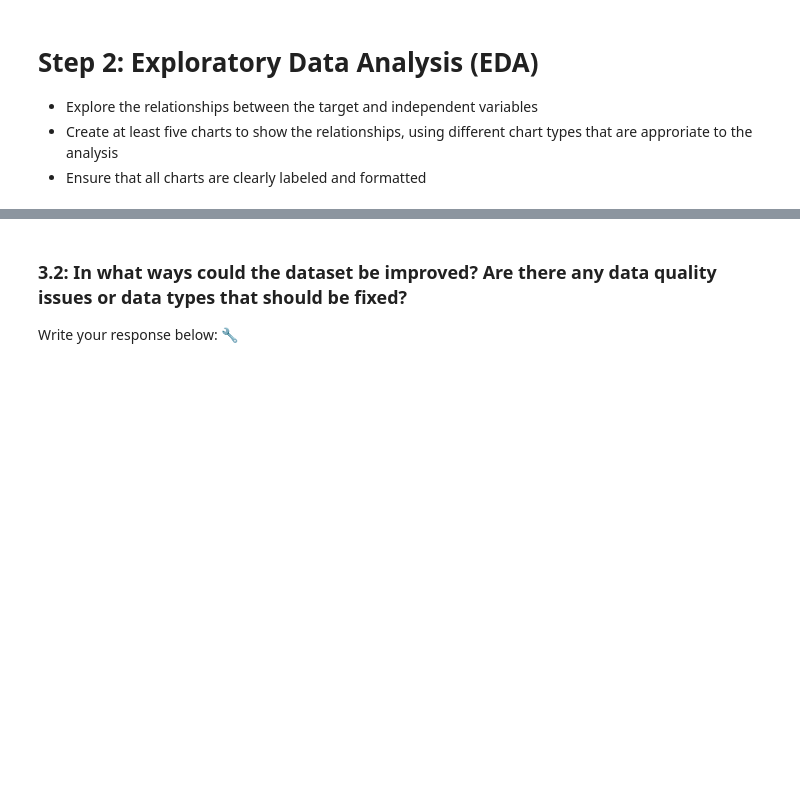
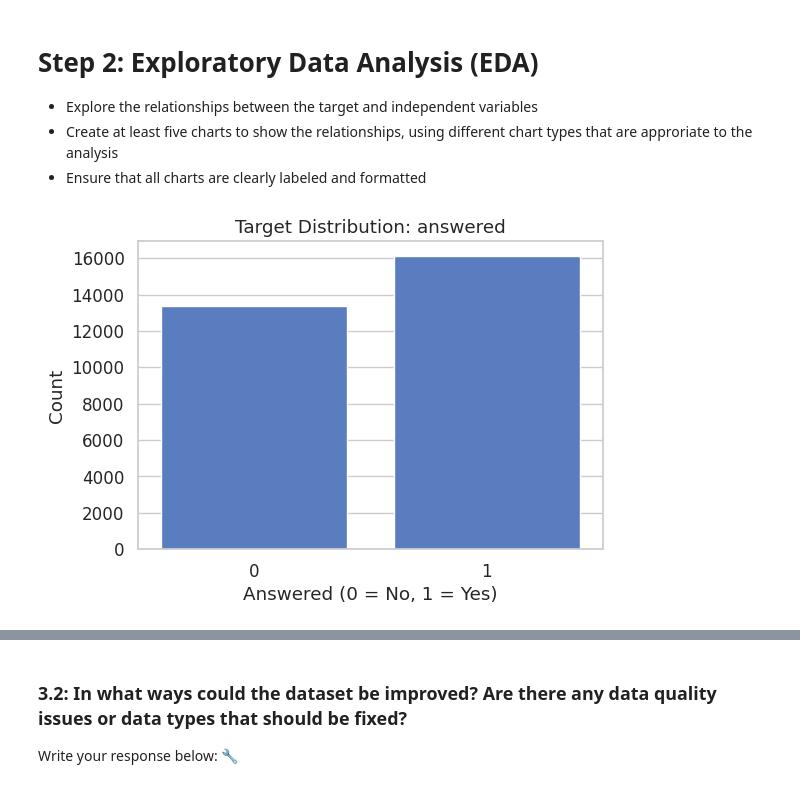
Before and after one commit to jcheek16/codepath-prework, a Jupyter notebook: Assignments/assignment_4_data_understanding.ipynb, the cells around one changed output, grey strips where cells are left out. Drawn from its saved outputs; the diff is of its cells as text; code cells hidden in the pictures; blank space fills up the shorter version.

```diff
--- a/Assignments/assignment_4_data_understanding.ipynb
+++ b/Assignments/assignment_4_data_understanding.ipynb
@@ -122,0 +113,15 @@ Duplicate Rows: 29035
+# %%
+import matplotlib.pyplot as plt
+import seaborn as sns
+
+# Set a clean style
+sns.set(style="whitegrid", palette="muted", font_scale=1.1)
+# %%
+plt.figure(figsize=(6,4))
+sns.countplot(x='answered', data=df)
+plt.title('Target Distribution: answered')
+plt.xlabel('Answered (0 = No, 1 = Yes)')
+plt.ylabel('Count')
+plt.show()
+# %% [output]
+[figure, added]
```
Also changed, not shown: parts of 13 cells of this notebook.
